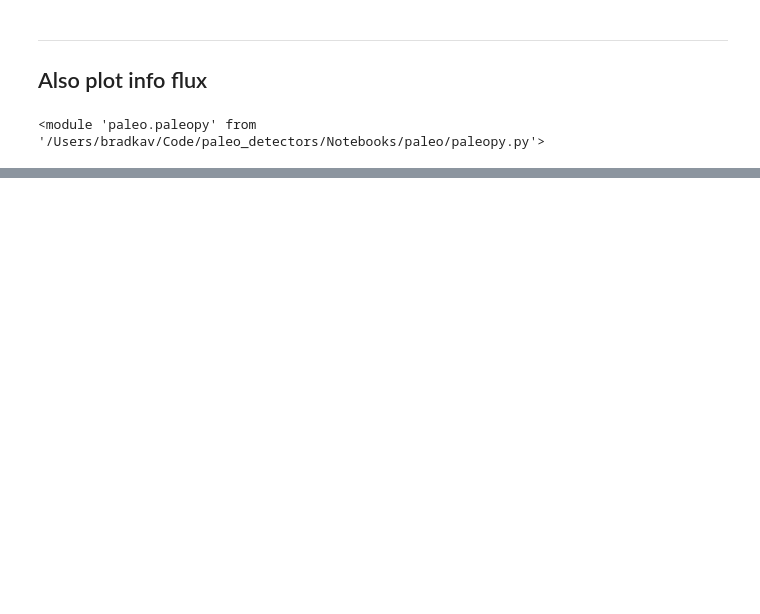
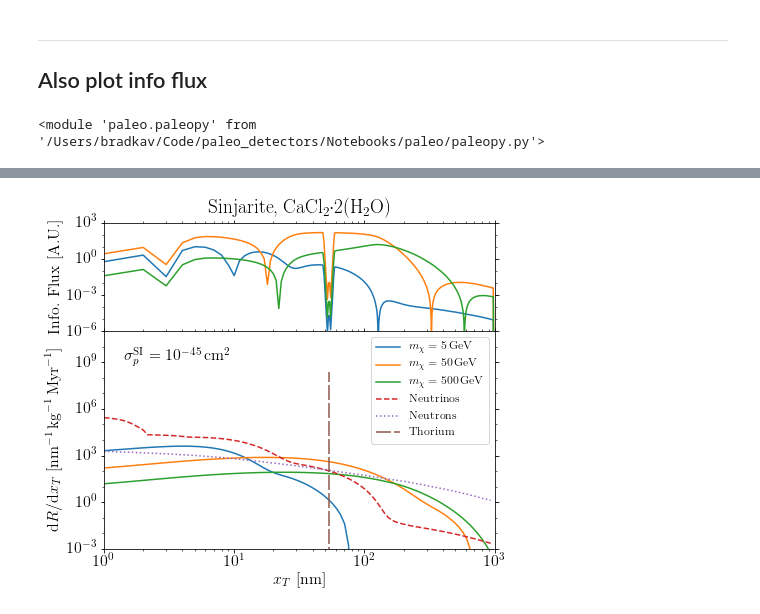
Before and after one commit to tedwards2412/paleo_detectors, a Jupyter notebook: Notebooks/PlotSpectra.ipynb, the cells around one changed output, grey strips where cells are left out. Cells and saved outputs as stored; diff of their text form; code cells hidden in the pictures; blank space fills up the shorter version.

```diff
--- a/Notebooks/PlotSpectra.ipynb
+++ b/Notebooks/PlotSpectra.ipynb
@@ -394,0 +379,4 @@ PlotSpectrumAndIF(Sinj, 1.0, 1.0, SF_Sinj_1nm, IF_Sinj)
+# %%
+PlotSpectrumAndIF(Sinj, 1.0, 1.0, SF_Sinj_1nm, IF_Sinj, title_text = r"Sinjarite, CaCl$_2\cdot$2(H$_2$O)")
+# %% [output]
+[figure, added]
```
Also changed, not shown: parts of 17 cells of this notebook, 9 other files.
